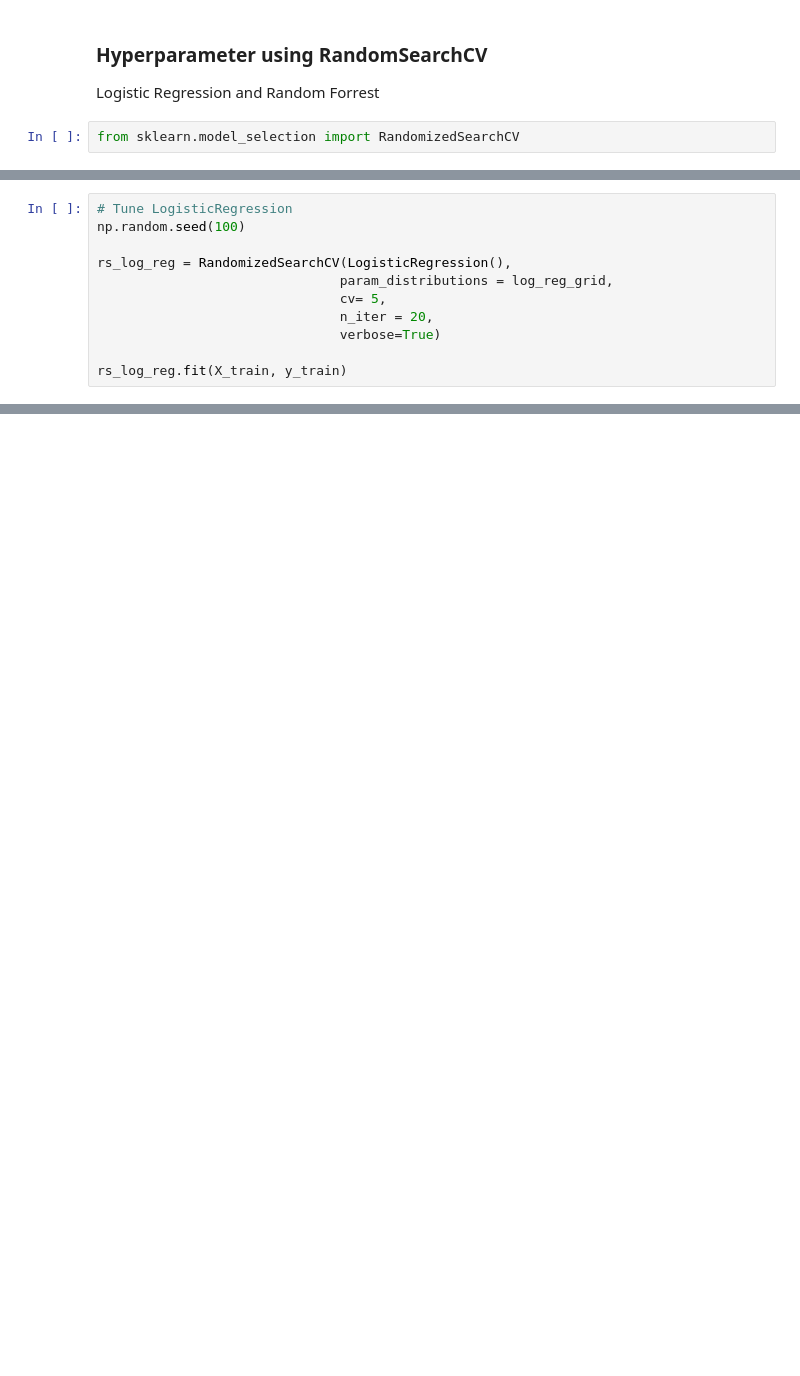
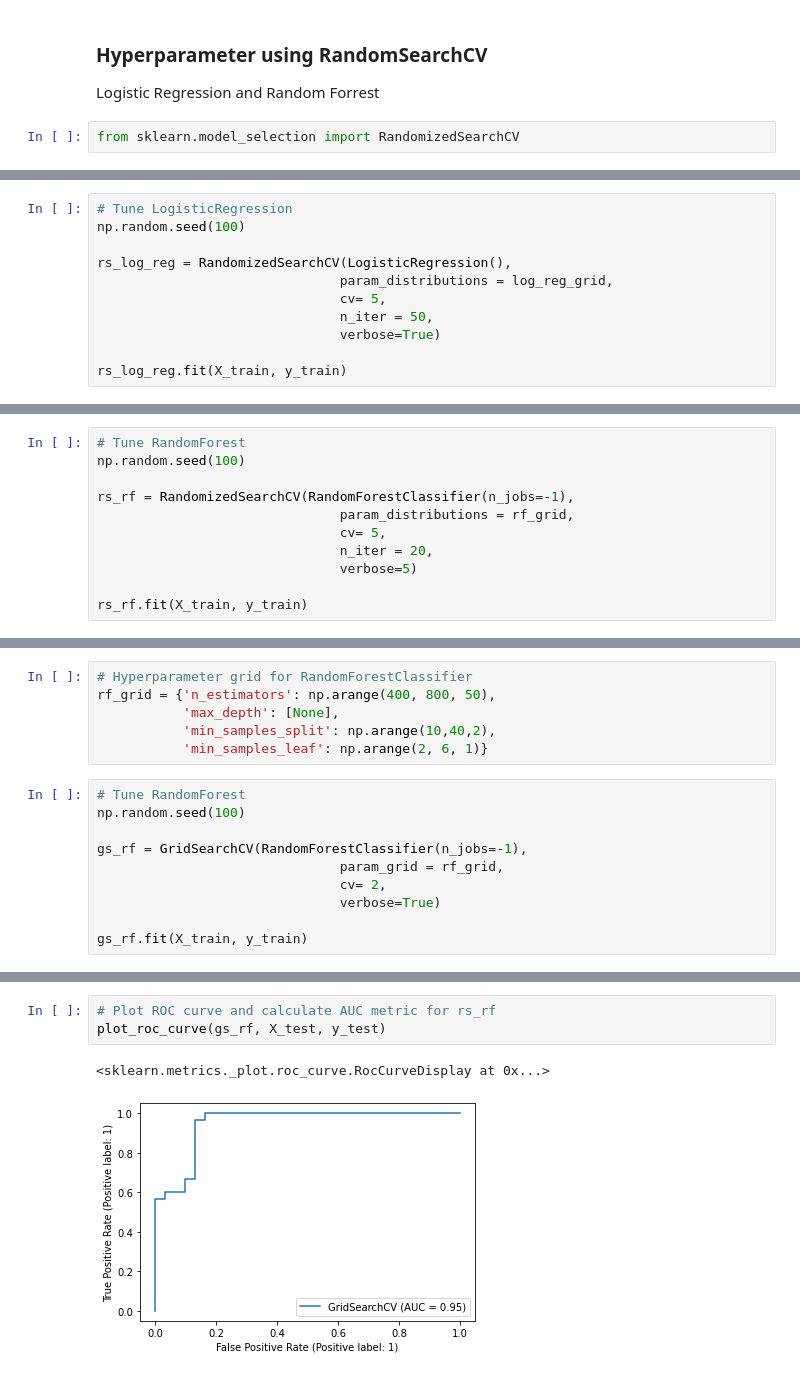
Before and after one commit to LM-01/ML_heart_disease_classification, a Jupyter notebook: Heart_Disease_Classification.ipynb, the cells around one changed output, grey strips where cells are left out. Drawn from its saved outputs; the diff is of its cells as text; blank space fills up the shorter version.

```diff
--- a/Heart_Disease_Classification.ipynb
+++ b/Heart_Disease_Classification.ipynb
@@ -208,7 +208,7 @@ np.random.seed(100)
 rs_log_reg = RandomizedSearchCV(LogisticRegression(),
                                param_distributions = log_reg_grid,
                                cv= 5,
-                               n_iter = 20,
+                               n_iter = 50,
                                verbose=True)
 
 rs_log_reg.fit(X_train, y_train)
@@ -232,0 +231,11 @@ rs_log_reg.score(X_test, y_test)
+# %%
+# Tune RandomForest
+np.random.seed(100)
+
+rs_rf = RandomizedSearchCV(RandomForestClassifier(n_jobs=-1),
+                               param_distributions = rf_grid,
+                               cv= 5,
+                               n_iter = 20,
+                               verbose=5)
+
+rs_rf.fit(X_train, y_train)
@@ -232,0 +290,16 @@ rs_log_reg.score(X_test, y_test)
+# %%
+# Hyperparameter grid for RandomForestClassifier
+rf_grid = {'n_estimators': np.arange(400, 800, 50),
+           'max_depth': [None],
+           'min_samples_split': np.arange(10,40,2),
+           'min_samples_leaf': np.arange(2, 6, 1)}
+# %%
+# Tune RandomForest
+np.random.seed(100)
+
+gs_rf = GridSearchCV(RandomForestClassifier(n_jobs=-1),
+                               param_grid = rf_grid,
+                               cv= 2,
+                               verbose=True)
+
+gs_rf.fit(X_train, y_train)
@@ -232,0 +342,6 @@ rs_log_reg.score(X_test, y_test)
+# %%
+# Plot ROC curve and calculate AUC metric for rs_rf
+plot_roc_curve(gs_rf, X_test, y_test)
+# %% [output]
+<sklearn.metrics._plot.roc_curve.RocCurveDisplay at 0x...>
+[figure, added]
```
Also changed, not shown: parts of 33 cells of this notebook.
